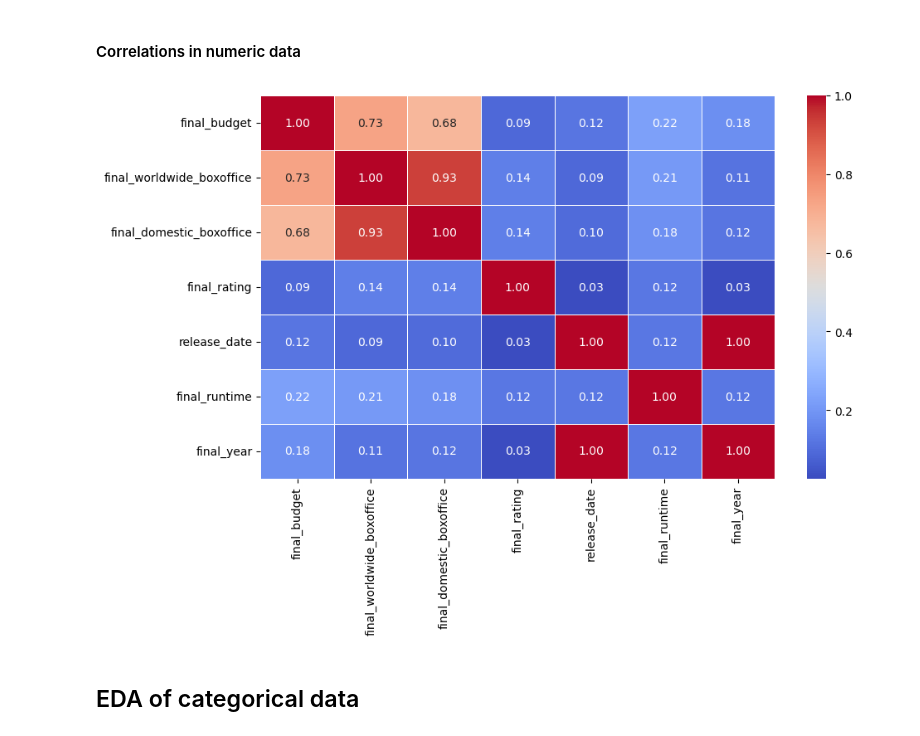
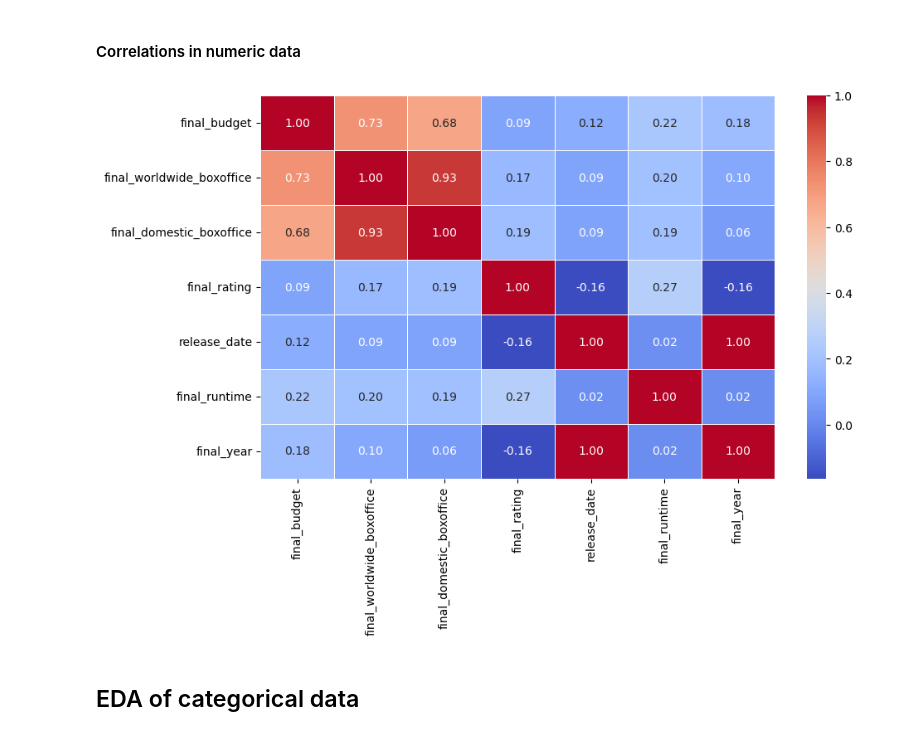
Before and after one commit to Divyantha369/spring-2025-greenlight, a Jupyter notebook: EDA_OU.ipynb, the cells around one changed output. Saved outputs shown, nothing was run; the diff lists cells and outputs as text; code cells hidden in the pictures.

```diff
--- a/EDA_OU.ipynb
+++ b/EDA_OU.ipynb
@@ -138,9 +138,9 @@ plt.show()
 #### Correlations in numeric data
 # %%
 fig, ax = plt.subplots(figsize=(10, 6))
-sns.heatmap(processed_data[select_vars].corr(), annot=True, cmap="coolwarm", fmt=".2f", linewidths=.5, ax=ax)
+sns.heatmap(processed_data.loc[processed_data.final_budget >= 1000, select_vars].corr(), annot=True, cmap="coolwarm", fmt=".2f", linewidths=.5, ax=ax)
 plt.show()
 # %% [output]
-[figure, old version]
+[figure, new version]
 # %% [markdown]
 ## EDA of categorical data
```
Also changed, not shown: parts of 6 cells of this notebook, 2 other files.
